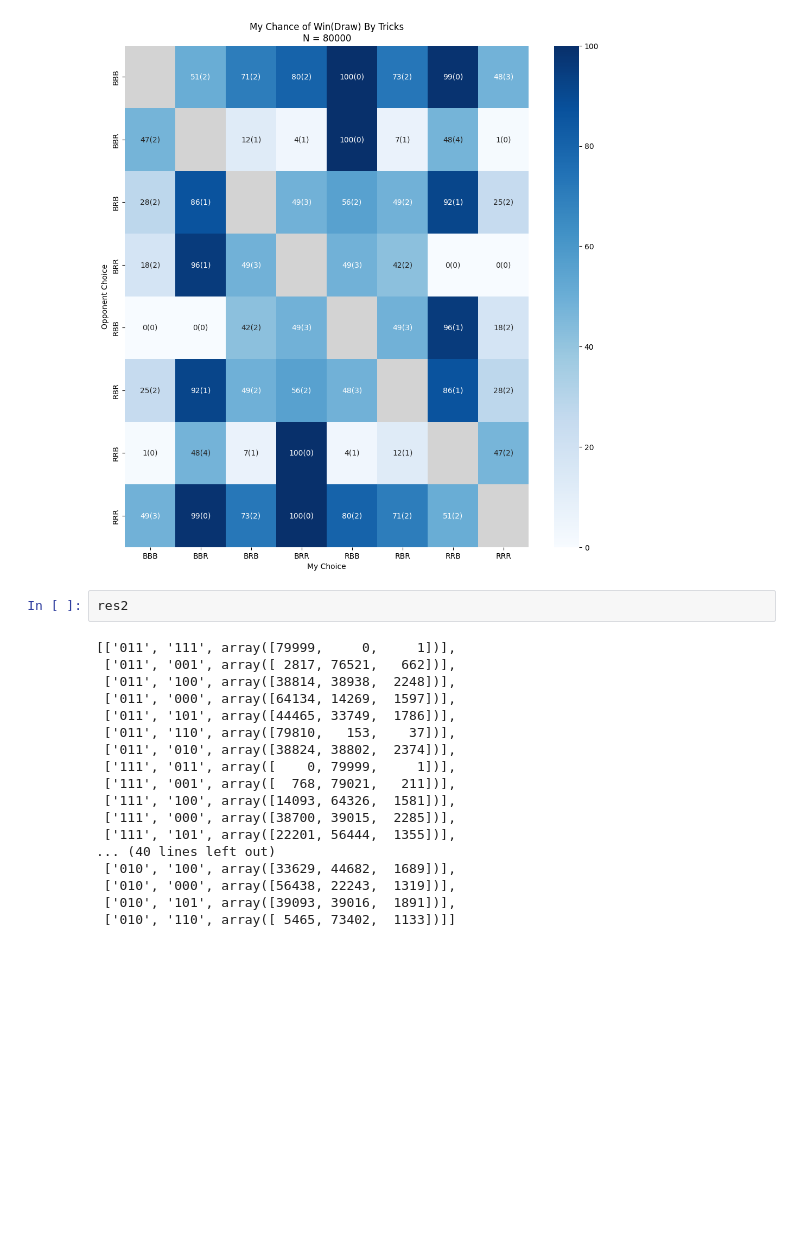
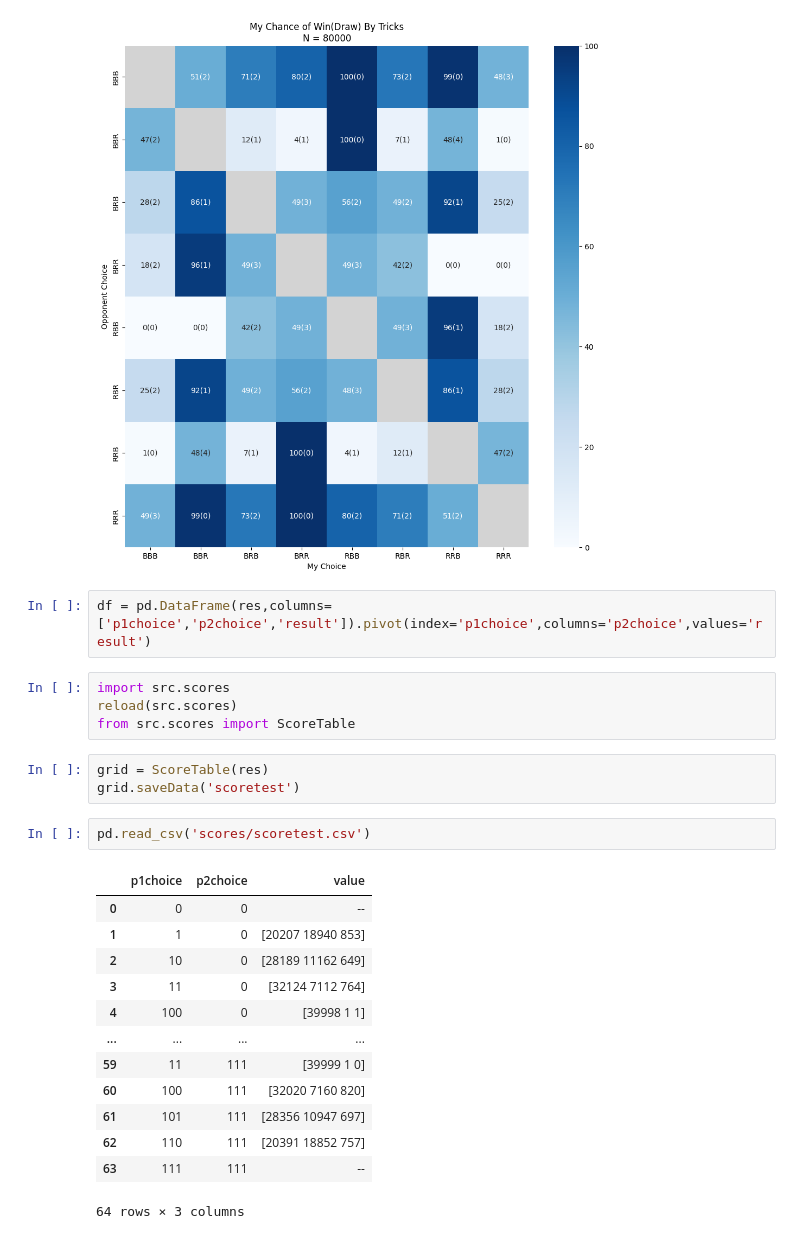
Before and after one commit to pacmanboss256/penneyproject, a Jupyter notebook: testnotebook.ipynb, the cells around one changed output. Saved outputs shown, nothing was run; the diff lists cells and outputs as text; blank space fills up the shorter version.

Commit message:
score table p1

```diff
--- a/testnotebook.ipynb
+++ b/testnotebook.ipynb
@@ -54,22 +55,27 @@ make_heatmap(res2, parser=w)
 ['011', '100', array([38814, 38938,  2248])]
 [figure]
 # %%
-res2
+df = pd.DataFrame(res,columns=['p1choice','p2choice','result']).pivot(index='p1choice',columns='p2choice',values='result')
-# %% [output]
-[['011', '111', array([79999,     0,     1])],
- ['011', '001', array([ 2817, 76521,   662])],
- ['011', '100', array([38814, 38938,  2248])],
- ['011', '000', array([64134, 14269,  1597])],
- ['011', '101', array([44465, 33749,  1786])],
- ['011', '110', array([79810,   153,    37])],
- ['011', '010', array([38824, 38802,  2374])],
- ['111', '011', array([    0, 79999,     1])],
- ['111', '001', array([  768, 79021,   211])],
- ['111', '100', array([14093, 64326,  1581])],
- ['111', '000', array([38700, 39015,  2285])],
- ['111', '101', array([22201, 56444,  1355])],
-... (40 lines left out)
- ['010', '100', array([33629, 44682,  1689])],
- ['010', '000', array([56438, 22243,  1319])],
- ['010', '101', array([39093, 39016,  1891])],
- ['010', '110', array([ 5465, 73402,  1133])]]
+# %%
+import src.scores
+reload(src.scores)
+from src.scores import ScoreTable
+# %%
+grid = ScoreTable(res)
+grid.saveData('scoretest')
+# %%
+pd.read_csv('scores/scoretest.csv')
+# %% [output]
+|  | p1choice | p2choice | value |
+| 0 | 0 | 0 | -- |
+| 1 | 1 | 0 | [20207 18940 853] |
+| 2 | 10 | 0 | [28189 11162 649] |
+| 3 | 11 | 0 | [32124 7112 764] |
+| 4 | 100 | 0 | [39998 1 1] |
+| ... | ... | ... | ... |
+| 59 | 11 | 111 | [39999 1 0] |
+| 60 | 100 | 111 | [32020 7160 820] |
+| 61 | 101 | 111 | [28356 10947 697] |
+| 62 | 110 | 111 | [20391 18852 757] |
+| 63 | 111 | 111 | -- |
+64 rows × 3 columns
```
Also changed, not shown: parts of 3 cells of this notebook, 3 other files.
